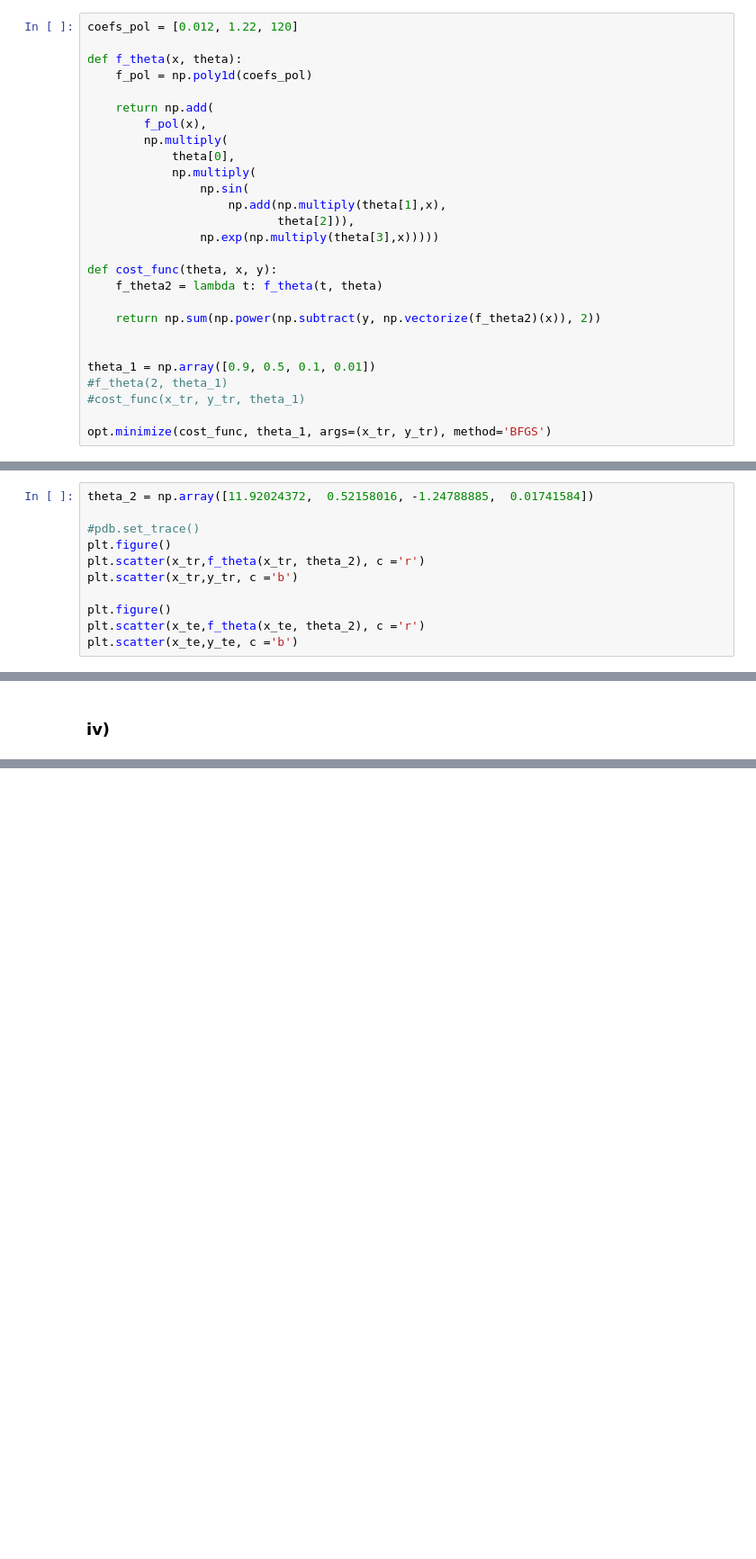
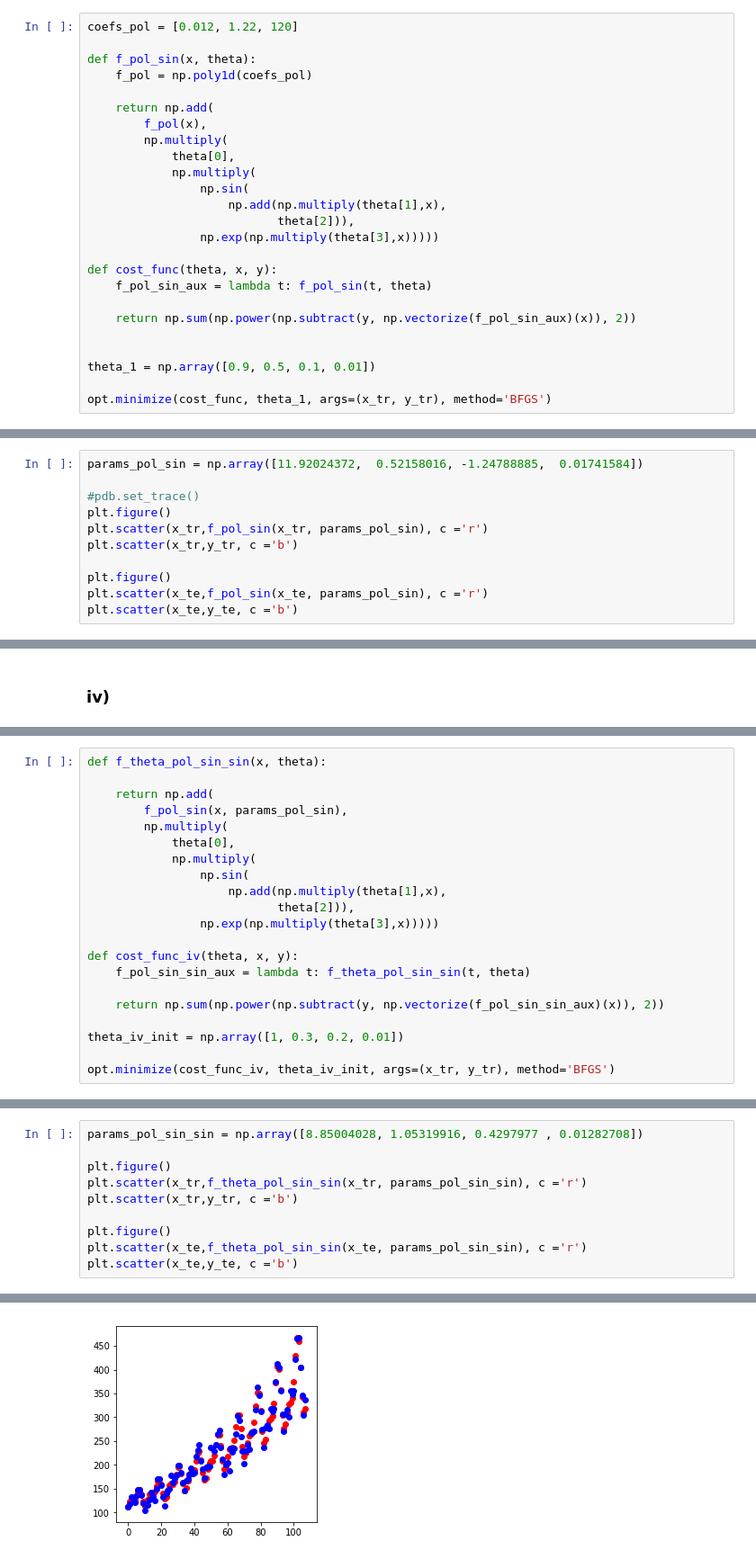
Before and after one commit to martinKindall/aprendizaje_probabilistico_uchile, a Jupyter notebook: Tarea2/tarea2_martin_cornejo.ipynb, the cells around one changed output, grey strips where cells are left out. Shown at 90% size. Saved outputs shown, nothing was run; the diff lists cells and outputs as text; blank space fills up the shorter version.

```diff
--- a/Tarea2/tarea2_martin_cornejo.ipynb
+++ b/Tarea2/tarea2_martin_cornejo.ipynb
@@ -99,7 +99,7 @@ Theta formula:  [1.18042041e-02 1.22971932e+00 1.19848879e+02]
 # %%
 coefs_pol = [0.012, 1.22, 120]
 
-def f_theta(x, theta):
+def f_pol_sin(x, theta):
     f_pol = np.poly1d(coefs_pol)
 
     return np.add(
@@ -113,14 +113,12 @@ def f_theta(x, theta):
                 np.exp(np.multiply(theta[3],x)))))
 
 def cost_func(theta, x, y):
-    f_theta2 = lambda t: f_theta(t, theta)
+    f_pol_sin_aux = lambda t: f_pol_sin(t, theta)
 
-    return np.sum(np.power(np.subtract(y, np.vectorize(f_theta2)(x)), 2))
+    return np.sum(np.power(np.subtract(y, np.vectorize(f_pol_sin_aux)(x)), 2))
 
 
 theta_1 = np.array([0.9, 0.5, 0.1, 0.01])
-#f_theta(2, theta_1)
-#cost_func(x_tr, y_tr, theta_1)
 
 opt.minimize(cost_func, theta_1, args=(x_tr, y_tr), method='BFGS')
 # %% [output]
@@ -144,15 +142,15 @@ opt.minimize(cost_func, theta_1, args=(x_tr, y_tr), method='BFGS')
 # %% [markdown]
 Graficamos el resultado de la optimización:
 # %%
-theta_2 = np.array([11.92024372,  0.52158016, -1.24788885,  0.01741584])
+params_pol_sin = np.array([11.92024372,  0.52158016, -1.24788885,  0.01741584])
 
 #pdb.set_trace()
 plt.figure()
-plt.scatter(x_tr,f_theta(x_tr, theta_2), c ='r')
+plt.scatter(x_tr,f_pol_sin(x_tr, params_pol_sin), c ='r')
 plt.scatter(x_tr,y_tr, c ='b')
 
 plt.figure()
-plt.scatter(x_te,f_theta(x_te, theta_2), c ='r')
+plt.scatter(x_te,f_pol_sin(x_te, params_pol_sin), c ='r')
 plt.scatter(x_te,y_te, c ='b')
 # %% [output]
 <matplotlib.collections.PathCollection at 0x...>
@@ -243,0 +161,21 @@ Theta formula:  [ 2.65718391 90.30996169]
+# %%
+def f_theta_pol_sin_sin(x, theta):
+
+    return np.add(
+        f_pol_sin(x, params_pol_sin),
+        np.multiply(
+            theta[0],
+            np.multiply(
+                np.sin(
+                    np.add(np.multiply(theta[1],x),
+                           theta[2])),
+                np.exp(np.multiply(theta[3],x)))))
+
+def cost_func_iv(theta, x, y):
+    f_pol_sin_sin_aux = lambda t: f_theta_pol_sin_sin(t, theta)
+
+    return np.sum(np.power(np.subtract(y, np.vectorize(f_pol_sin_sin_aux)(x)), 2))
+
+theta_iv_init = np.array([1, 0.3, 0.2, 0.01])
+
+opt.minimize(cost_func_iv, theta_iv_init, args=(x_tr, y_tr), method='BFGS')
@@ -243,0 +200,11 @@ Theta formula:  [ 2.65718391 90.30996169]
+# %%
+params_pol_sin_sin = np.array([8.85004028, 1.05319916, 0.4297977 , 0.01282708])
+
+plt.figure()
+plt.scatter(x_tr,f_theta_pol_sin_sin(x_tr, params_pol_sin_sin), c ='r')
+plt.scatter(x_tr,y_tr, c ='b')
+
+plt.figure()
+plt.scatter(x_te,f_theta_pol_sin_sin(x_te, params_pol_sin_sin), c ='r')
+plt.scatter(x_te,y_te, c ='b')
+# %% [output]
@@ -243,0 +212 @@ Theta formula:  [ 2.65718391 90.30996169]
+[figure, added]
```
Also changed, not shown: parts of 9 cells of this notebook.
